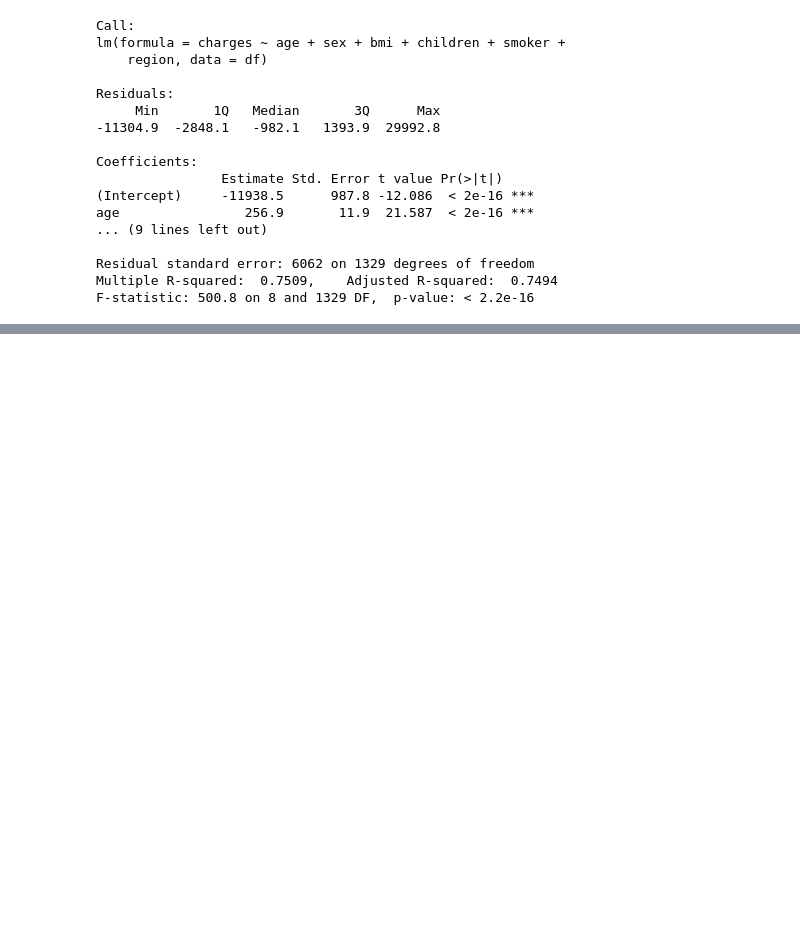
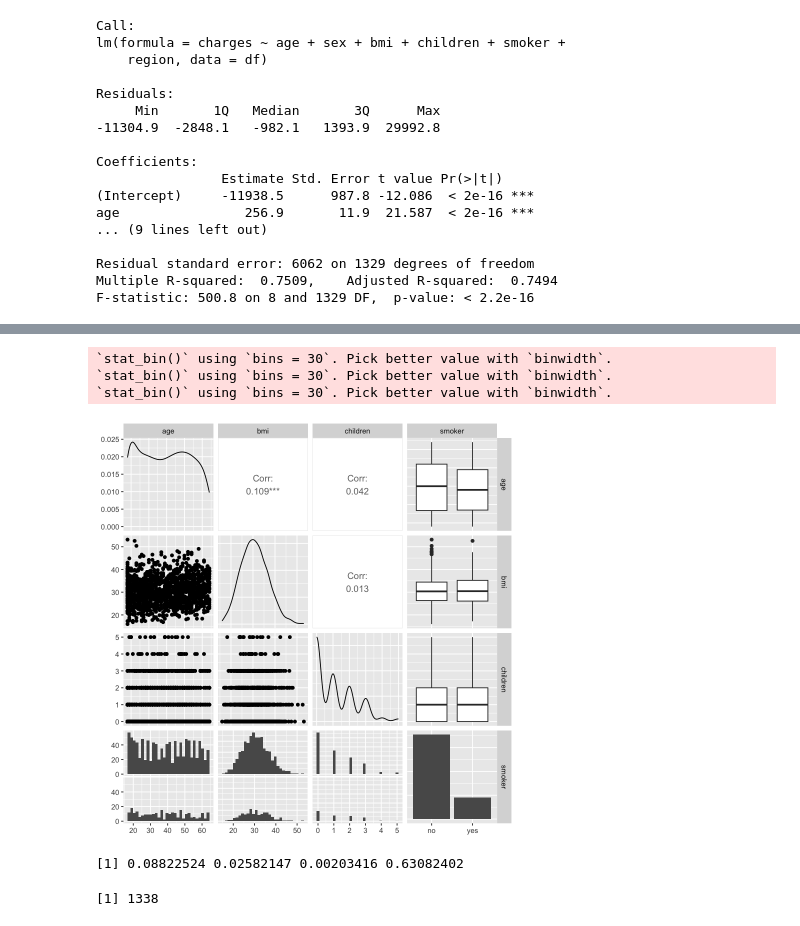
Before and after one commit to cosmicstack/var-explain, a Jupyter notebook: linearReg_R.ipynb, the cells around one changed output, grey strips where cells are left out. Drawn from its saved outputs; the diff is of its cells as text; code cells hidden in the pictures; blank space fills up the shorter version.

```diff
--- a/linearReg_R.ipynb
+++ b/linearReg_R.ipynb
@@ -57,0 +70,9 @@ plot(model)
+# %%
+vars <- c("age", "bmi", "children", "smoker")
+# %%
+ggpairs(df[vars])
+# %% [output]
+`stat_bin()` using `bins = 30`. Pick better value with `binwidth`.
+`stat_bin()` using `bins = 30`. Pick better value with `binwidth`.
+`stat_bin()` using `bins = 30`. Pick better value with `binwidth`.
+[figure, added]
@@ -57,0 +87,8 @@ plot(model)
+# %%
+null.adj.r.squared - r.squared.vec
+# %% [output]
+[1] 0.08822524 0.02582147 0.00203416 0.63082402
+# %%
+length(df$charges)
+# %% [output]
+[1] 1338
```
Also changed, not shown: parts of 12 cells of this notebook.
